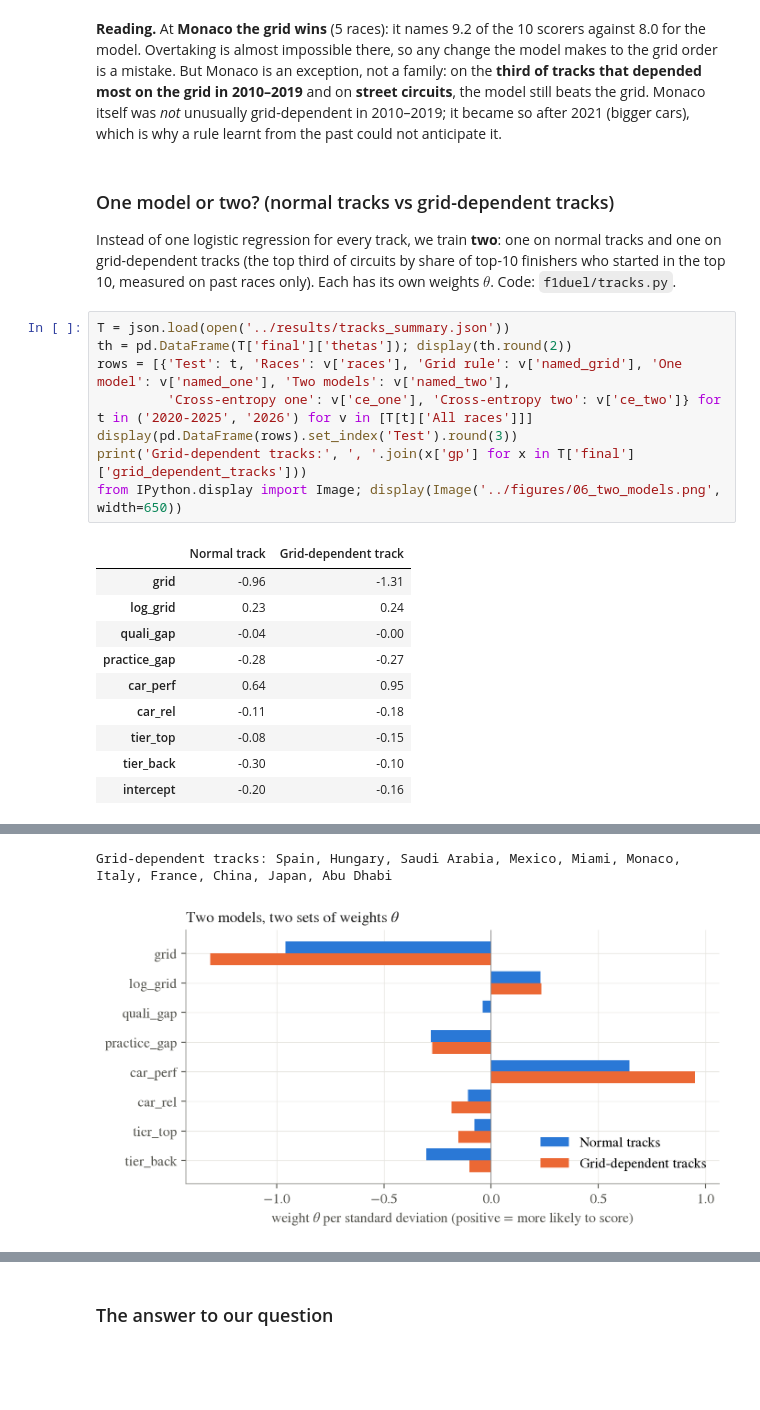
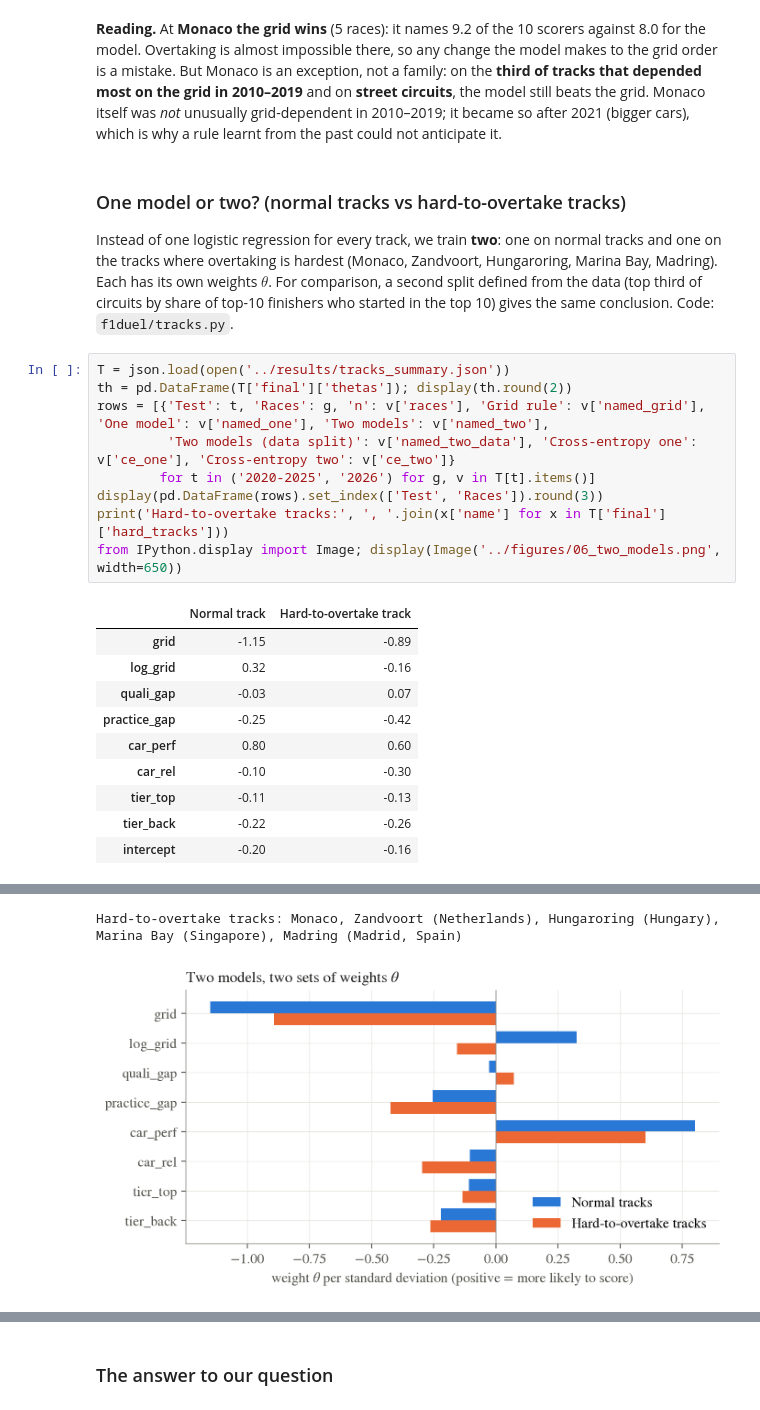
Before and after one commit to papchabertieu2025-design/f1-duel, a Jupyter notebook: notebooks/06_verdict.ipynb, the cells around one changed output, grey strips where cells are left out. Drawn from its saved outputs; the diff is of its cells as text; blank space fills up the shorter version.

Commit message:
Track types from the team's hard-to-overtake list (Monaco, Zandvoort, Hungaroring, Marina Bay, Madring); data split kept for comparison
Co-Authored-By: Claude Opus 5.5 <noreply@anthropic.com>

```diff
--- a/notebooks/06_verdict.ipynb
+++ b/notebooks/06_verdict.ipynb
@@ -78,24 +78,25 @@ Monaco 2010-2019: 74% of top-10 finishers started top 10 (median track: 76%)
 # %% [markdown]
 **Reading.** At **Monaco the grid wins** (5 races): it names 9.2 of the 10 scorers against 8.0 for the model. Overtaking is almost impossible there, so any change the model makes to the grid order is a mistake. But Monaco is an exception, not a family: on the **third of tracks that depended most on the grid in 2010–2019** and on **street circuits**, the model still beats the grid. Monaco itself was *not* unusually grid-dependent in 2010–2019; it became so after 2021 (bigger cars), which is why a rule learnt from the past could not anticipate it.
 # %% [markdown]
-### One model or two? (normal tracks vs grid-dependent tracks)
-Instead of one logistic regression for every track, we train **two**: one on normal tracks and one on grid-dependent tracks (the top third of circuits by share of top-10 finishers who started in the top 10, measured on past races only). Each has its own weights $\theta$. Code: `f1duel/tracks.py`.
+### One model or two? (normal tracks vs hard-to-overtake tracks)
+Instead of one logistic regression for every track, we train **two**: one on normal tracks and one on the tracks where overtaking is hardest (Monaco, Zandvoort, Hungaroring, Marina Bay, Madring). Each has its own weights $\theta$. For comparison, a second split defined from the data (top third of circuits by share of top-10 finishers who started in the top 10) gives the same conclusion. Code: `f1duel/tracks.py`.
 # %%
 T = json.load(open('../results/tracks_summary.json'))
 th = pd.DataFrame(T['final']['thetas']); display(th.round(2))
-rows = [{'Test': t, 'Races': v['races'], 'Grid rule': v['named_grid'], 'One model': v['named_one'], 'Two models': v['named_two'],
-         'Cross-entropy one': v['ce_one'], 'Cross-entropy two': v['ce_two']} for t in ('2020-2025', '2026') for v in [T[t]['All races']]]
-display(pd.DataFrame(rows).set_index('Test').round(3))
-print('Grid-dependent tracks:', ', '.join(x['gp'] for x in T['final']['grid_dependent_tracks']))
+rows = [{'Test': t, 'Races': g, 'n': v['races'], 'Grid rule': v['named_grid'], 'One model': v['named_one'], 'Two models': v['named_two'],
+         'Two models (data split)': v['named_two_data'], 'Cross-entropy one': v['ce_one'], 'Cross-entropy two': v['ce_two']}
+        for t in ('2020-2025', '2026') for g, v in T[t].items()]
+display(pd.DataFrame(rows).set_index(['Test', 'Races']).round(3))
+print('Hard-to-overtake tracks:', ', '.join(x['name'] for x in T['final']['hard_tracks']))
 from IPython.display import Image; display(Image('../figures/06_two_models.png', width=650))
 # %% [output]
-|  | Normal track | Grid-dependent track |
-| grid | -0.96 | -1.31 |
-| log_grid | 0.23 | 0.24 |
-| quali_gap | -0.04 | -0.00 |
-| practice_gap | -0.28 | -0.27 |
-| car_perf | 0.64 | 0.95 |
-| car_rel | -0.11 | -0.18 |
-| tier_top | -0.08 | -0.15 |
-| tier_back | -0.30 | -0.10 |
+|  | Normal track | Hard-to-overtake track |
+| grid | -1.15 | -0.89 |
+| log_grid | 0.32 | -0.16 |
+| quali_gap | -0.03 | 0.07 |
+| practice_gap | -0.25 | -0.42 |
+| car_perf | 0.80 | 0.60 |
+| car_rel | -0.10 | -0.30 |
+| tier_top | -0.11 | -0.13 |
+| tier_back | -0.22 | -0.26 |
 | intercept | -0.20 | -0.16 |
@@ -106,3 +111,3 @@ from IPython.display import Image; display(Image('../figures/06_two_models.png',
-Grid-dependent tracks: Spain, Hungary, Saudi Arabia, Mexico, Miami, Monaco, Italy, France, China, Japan, Abu Dhabi
+Hard-to-overtake tracks: Monaco, Zandvoort (Netherlands), Hungaroring (Hungary), Marina Bay (Singapore), Madring (Madrid, Spain)
-[figure, old version]
+[figure, new version]
 # %% [markdown]
```
Also changed, not shown: parts of 2 cells of this notebook, 15 other files.
